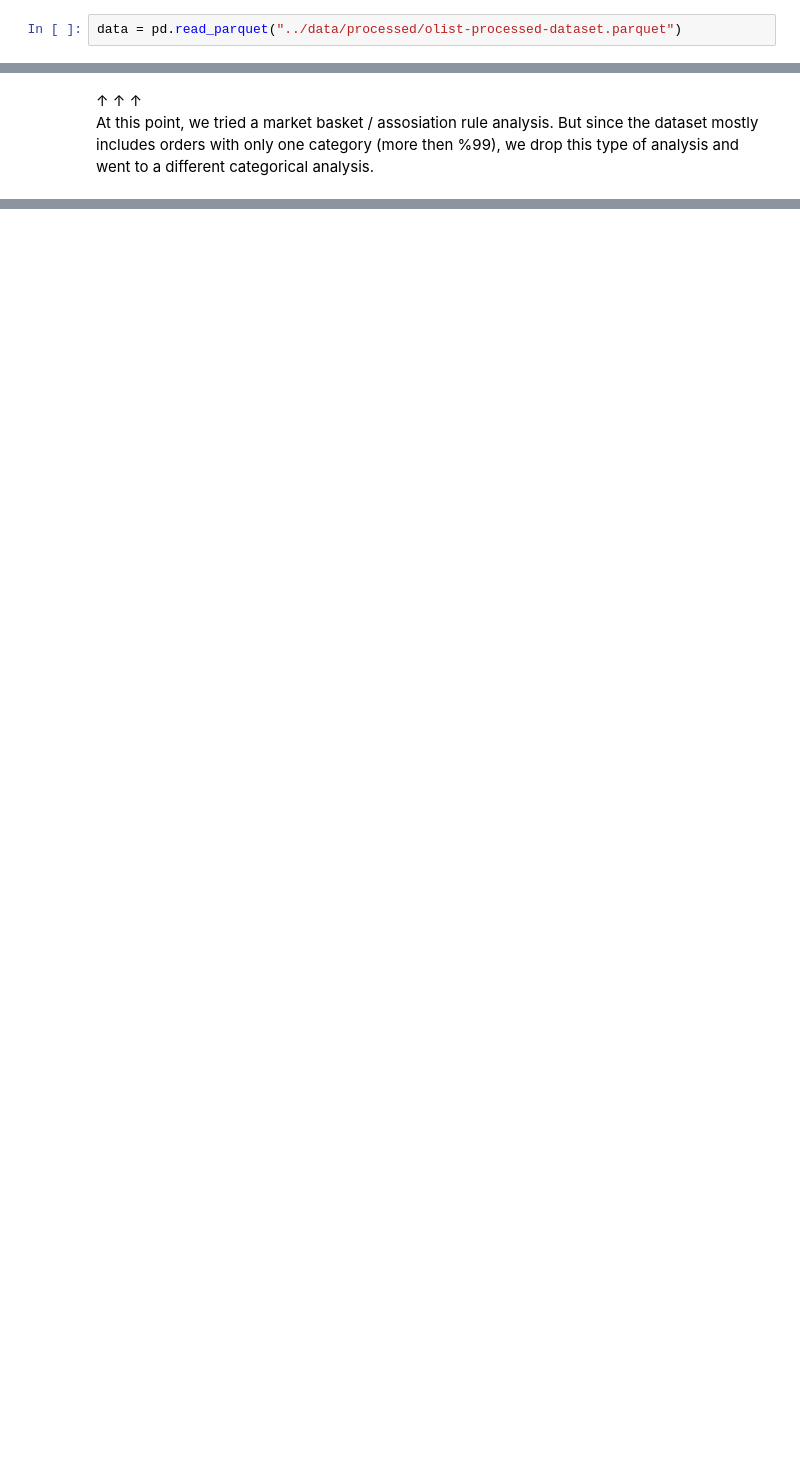
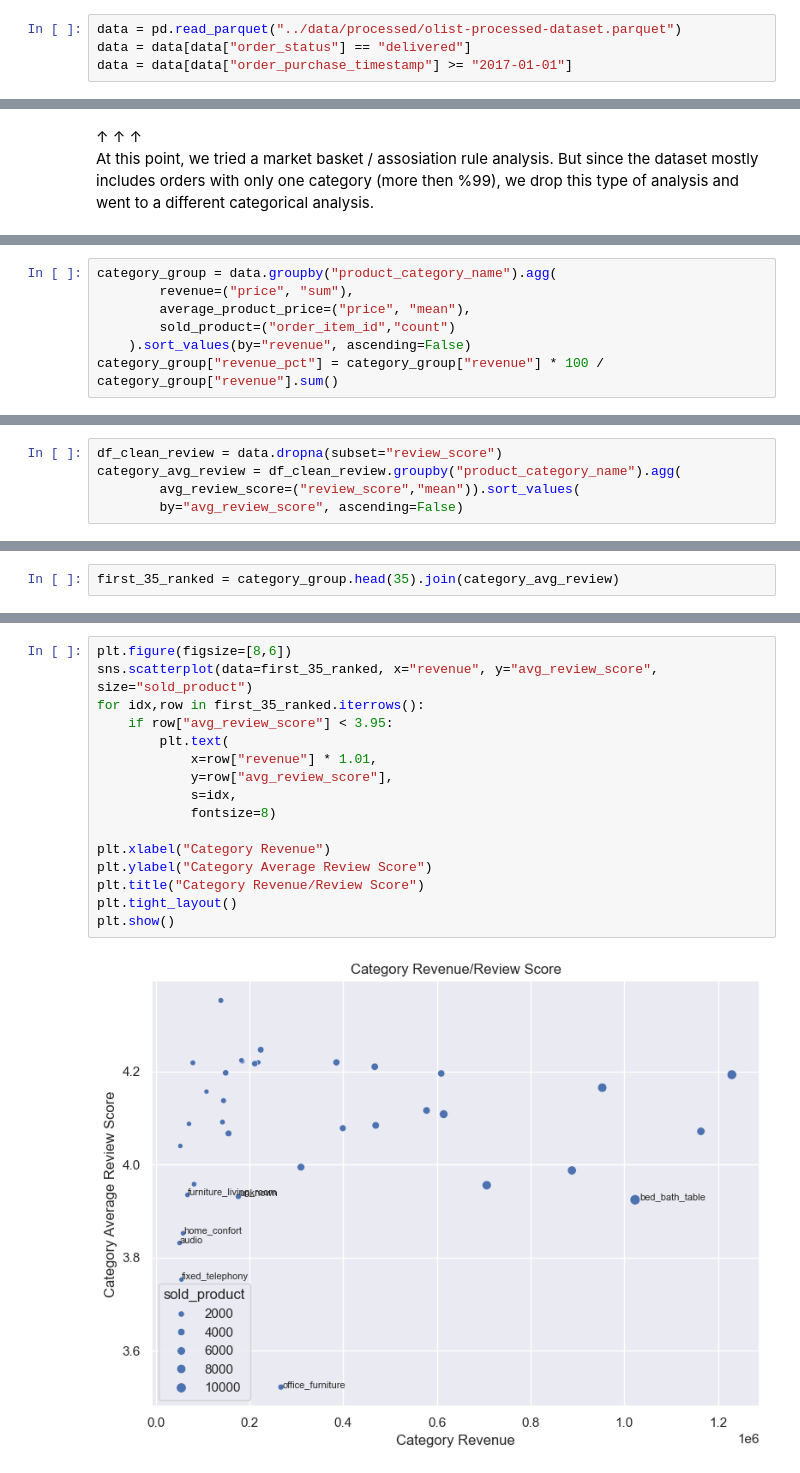
Before and after one commit to fratkarakoc/olist-e-marketing-data-analysis, a Jupyter notebook: notebooks/05_categorical_analysis.ipynb, the cells around one changed output, grey strips where cells are left out. Cells and saved outputs as stored; diff of their text form; blank space fills up the shorter version.

```diff
--- a/notebooks/05_categorical_analysis.ipynb
+++ b/notebooks/05_categorical_analysis.ipynb
@@ -8,6 +8,8 @@ import warnings
 warnings.filterwarnings("ignore")
 # %%
 data = pd.read_parquet("../data/processed/olist-processed-dataset.parquet")
+data = data[data["order_status"] == "delivered"]
+data = data[data["order_purchase_timestamp"] >= "2017-01-01"]
 # %% [markdown]
 ##### Market Basket Analysis
 # %%
@@ -24,0 +29,7 @@ At this point, we tried a market basket / assosiation rule analysis. But since t
+# %%
+category_group = data.groupby("product_category_name").agg(
+        revenue=("price", "sum"),
+        average_product_price=("price", "mean"),
+        sold_product=("order_item_id","count")
+    ).sort_values(by="revenue", ascending=False)
+category_group["revenue_pct"] = category_group["revenue"] * 100 / category_group["revenue"].sum()
@@ -24,0 +60,5 @@ At this point, we tried a market basket / assosiation rule analysis. But since t
+# %%
+df_clean_review = data.dropna(subset="review_score")
+category_avg_review = df_clean_review.groupby("product_category_name").agg(
+        avg_review_score=("review_score","mean")).sort_values(
+        by="avg_review_score", ascending=False)
@@ -24,0 +82,2 @@ At this point, we tried a market basket / assosiation rule analysis. But since t
+# %%
+first_35_ranked = category_group.head(35).join(category_avg_review)
@@ -24,0 +114,18 @@ At this point, we tried a market basket / assosiation rule analysis. But since t
+# %%
+plt.figure(figsize=[8,6])
+sns.scatterplot(data=first_35_ranked, x="revenue", y="avg_review_score", size="sold_product")
+for idx,row in first_35_ranked.iterrows():
+    if row["avg_review_score"] < 3.95:
+        plt.text(
+            x=row["revenue"] * 1.01,
+            y=row["avg_review_score"],
+            s=idx,
+            fontsize=8)
+
+plt.xlabel("Category Revenue")
+plt.ylabel("Category Average Review Score")
+plt.title("Category Revenue/Review Score")
+plt.tight_layout()
+plt.show()
+# %% [output]
+[figure, added]
```
Also changed, not shown: parts of 16 cells of this notebook, 2 other files.
